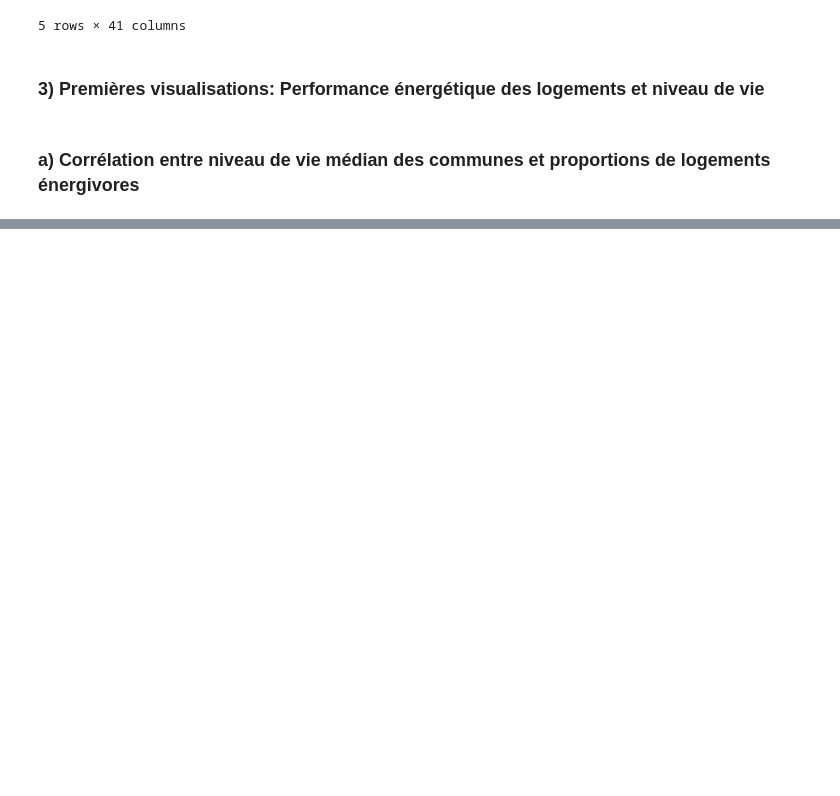
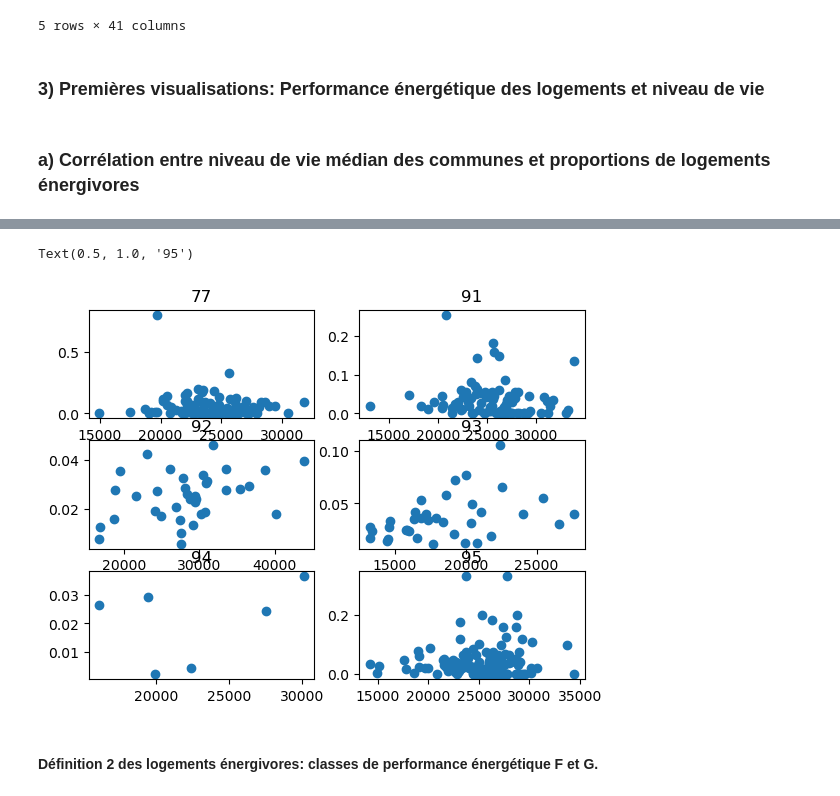
Before and after one commit to gabriel92320/data_science_project, a Jupyter notebook: Lien_DPE_niveau_de_vie.ipynb, the cells around one changed output, grey strips where cells are left out. Cells and saved outputs as stored; diff of their text form; code cells hidden in the pictures; blank space fills up the shorter version.

```diff
--- a/Lien_DPE_niveau_de_vie.ipynb
+++ b/Lien_DPE_niveau_de_vie.ipynb
@@ -693,0 +720,32 @@ from IPython.display import HTML #pour afficher les graphs
+# %%
+# Distinction selon les départements d'IDF (hors Paris):
+plt.figure()
+plt.subplot(3,2,1)
+Filosofi_DPE_77=Filosofi_DPE_COM2[Filosofi_DPE_COM2["DEP"]=="77"]
+plt.scatter(Filosofi_DPE_77["MED16"],Filosofi_DPE_77["G"])
+plt.title("77")
+plt.subplot(3,2,2)
+Filosofi_DPE_91=Filosofi_DPE_COM2[Filosofi_DPE_COM2["DEP"]=="91"]
+plt.scatter(Filosofi_DPE_91["MED16"],Filosofi_DPE_91["G"])
+plt.title("91")
+plt.subplot(3,2,3)
+Filosofi_DPE_92=Filosofi_DPE_COM2[Filosofi_DPE_COM2["DEP"]=="92"]
+plt.scatter(Filosofi_DPE_92["MED16"],Filosofi_DPE_92["G"])
+plt.title("92")
+plt.subplot(3,2,4)
+Filosofi_DPE_93=Filosofi_DPE_COM2[Filosofi_DPE_COM2["DEP"]=="93"]
+plt.scatter(Filosofi_DPE_93["MED16"],Filosofi_DPE_93["G"])
+plt.title("93")
+plt.subplot(3,2,5)
+Filosofi_DPE_94=Filosofi_DPE_COM2[Filosofi_DPE_COM2["DEP"]=="94"]
+plt.scatter(Filosofi_DPE_94["MED16"],Filosofi_DPE_94["G"])
+plt.title("94")
+plt.subplot(3,2,6)
+Filosofi_DPE_95=Filosofi_DPE_COM2[Filosofi_DPE_COM2["DEP"]=="95"]
+plt.scatter(Filosofi_DPE_95["MED16"],Filosofi_DPE_95["G"])
+plt.title("95")
+# %% [output]
+Text(0.5, 1.0, '95')
+[figure, added]
+# %% [markdown]
+#### Définition 2 des logements énergivores: classes de performance énergétique F et G.
```
Also changed, not shown: parts of 24 cells of this notebook.
